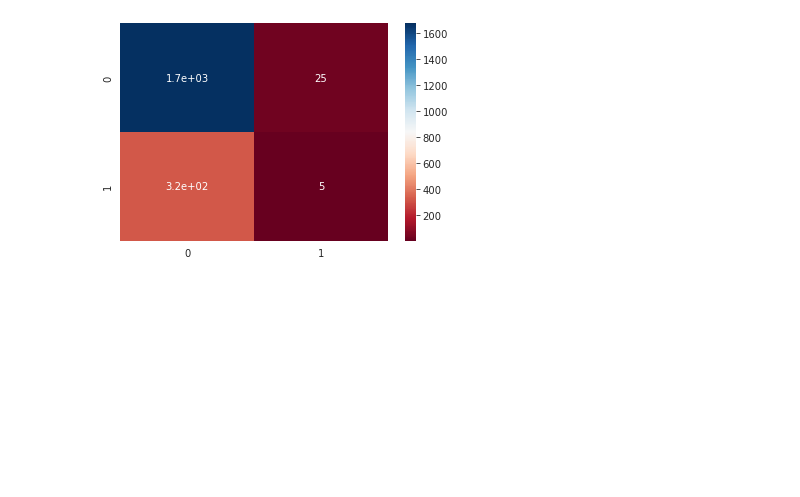
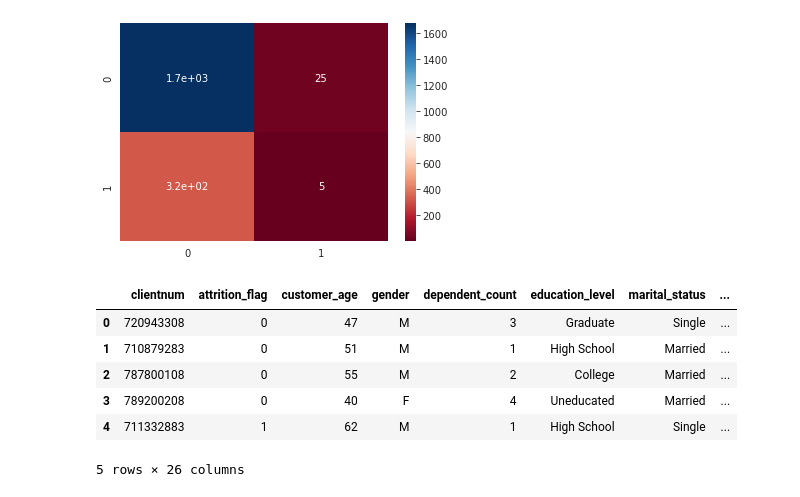
Before and after one commit to MUbarak123-56/bank-churners, a Jupyter notebook: 41-naivebayes-pipeline.ipynb, the cells around one changed output. Cells and saved outputs as stored; diff of their text form; code cells hidden in the pictures; blank space fills up the shorter version.

```diff
--- a/41-naivebayes-pipeline.ipynb
+++ b/41-naivebayes-pipeline.ipynb
@@ -148,3 +180,16 @@ sns.heatmap(conf, annot = True, cmap = "RdBu")
 # %% [output]
 <AxesSubplot:>
 [figure]
+# %%
+test["prediction"] = pred_test
+test_probs = model.predict_proba(x_test)
+test["prob_0"], test["prob_1"] = test_probs[:,0], test_probs[:,1]
+test.head()
+# %% [output]
+|  | clientnum | attrition_flag | customer_age | gender | dependent_count | education_level | marital_status | ... |
+| 0 | 720943308 | 0 | 47 | M | 3 | Graduate | Single | ... |
+| 1 | 710879283 | 0 | 51 | M | 1 | High School | Married | ... |
+| 2 | 787800108 | 0 | 55 | M | 2 | College | Married | ... |
+| 3 | 789200208 | 0 | 40 | F | 4 | Uneducated | Married | ... |
+| 4 | 711332883 | 1 | 62 | M | 1 | High School | Single | ... |
+5 rows × 26 columns
```
Also changed, not shown: parts of 5 cells of this notebook, 3 other files.
